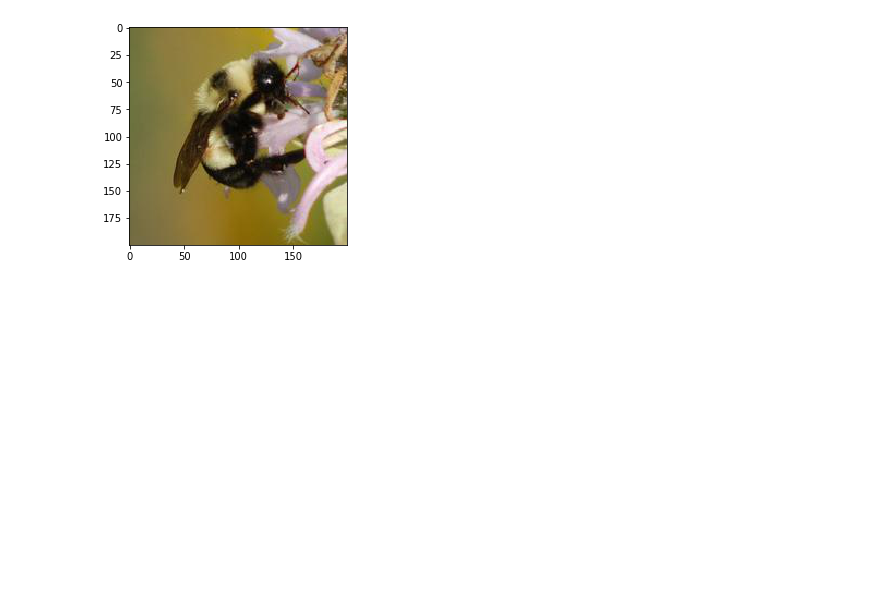
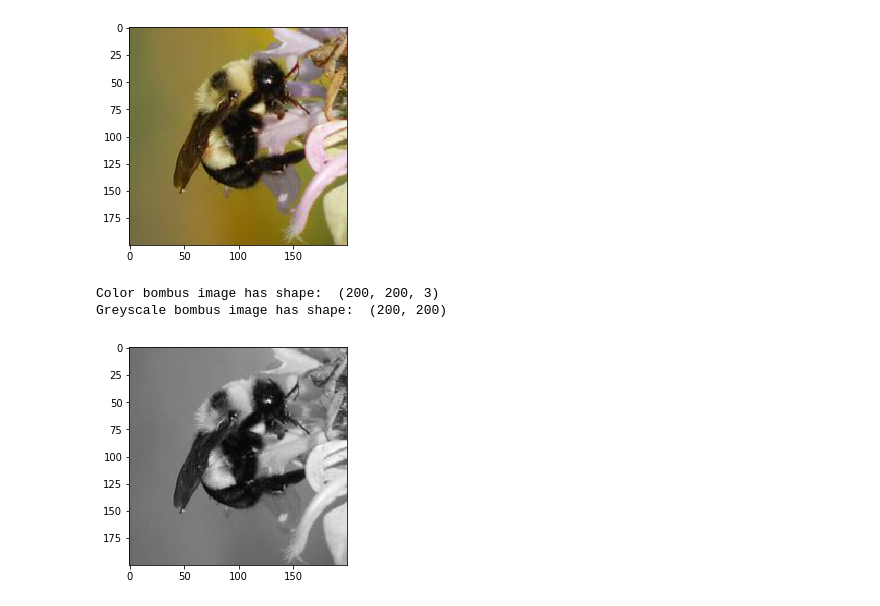
Before and after one commit to CristinaTRico/BeesPredict, a Jupyter notebook: notebook.ipynb, the cells around one changed output. Drawn from its saved outputs; the diff is of its cells as text; code cells hidden in the pictures; blank space fills up the shorter version.

Commit message:
image manipulation

```diff
--- a/notebook.ipynb
+++ b/notebook.ipynb
@@ -71,3 +71,22 @@ plt.show()
 | 4922 | 1.0 |
 [figure]
 [figure]
+# %%
+# load a bombus image using our get_image function and bombus_row from the previous cell
+bombus = get_image(bombus_row)
+
+# print the shape of the bombus image
+print('Color bombus image has shape: ', bombus.shape)
+
+# convert the bombus image to greyscale
+grey_bombus = rgb2grey(bombus)
+
+# show the greyscale image
+plt.imshow(grey_bombus, cmap=mpl.cm.gray)
+
+# greyscale bombus image only has one channel
+print('Greyscale bombus image has shape: ', grey_bombus.shape)
+# %% [output]
+Color bombus image has shape:  (200, 200, 3)
+Greyscale bombus image has shape:  (200, 200)
+[figure, added]
```
